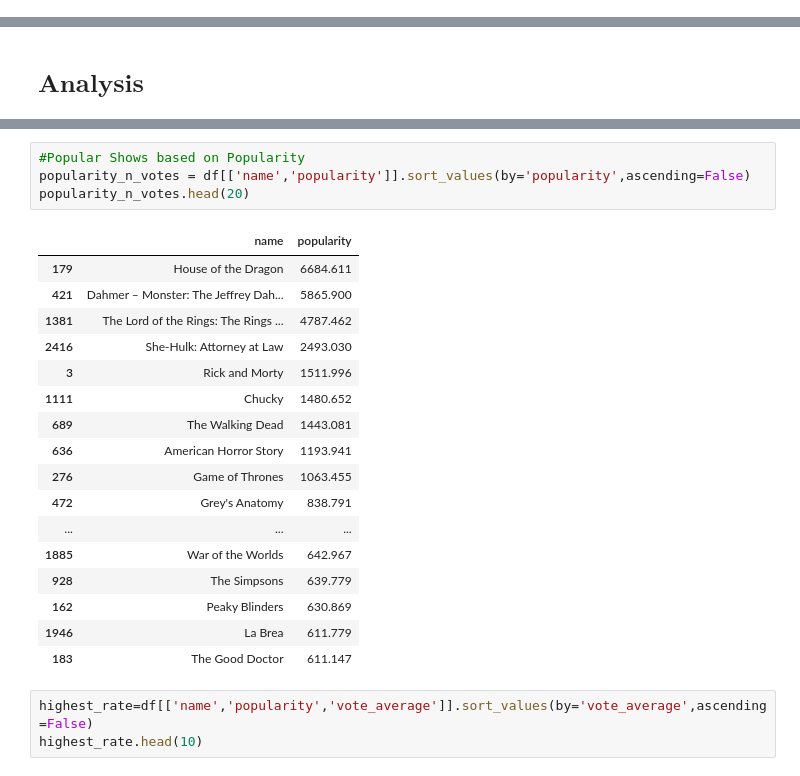
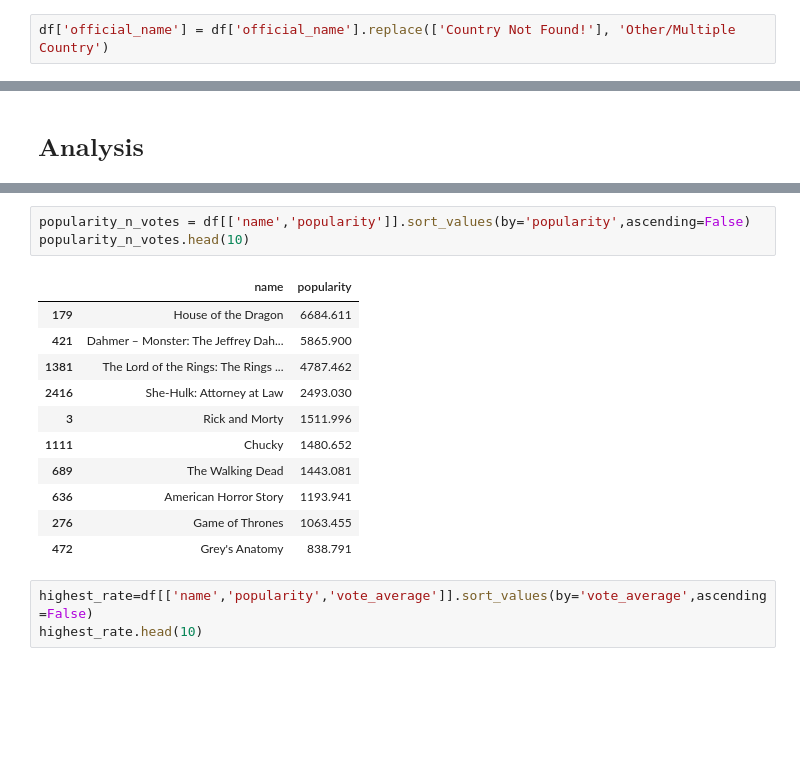
Before and after one commit to ericleo8/Netflix-Analysis, a Jupyter notebook: NetflixAnalysis.ipynb, the cells around one changed output, grey strips where cells are left out. Saved outputs shown, nothing was run; the diff lists cells and outputs as text; blank space fills up the shorter version.

```diff
--- a/NetflixAnalysis.ipynb
+++ b/NetflixAnalysis.ipynb
@@ -109,0 +124,2 @@ df_value_counts_reset
+# %%
+df['official_name'] = df['official_name'].replace(['Country Not Found!'], 'Other/Multiple Country')
@@ -123,25 +173,18 @@ plt.show()
 # %%
-#Popular Shows based on Popularity
 popularity_n_votes = df[['name','popularity']].sort_values(by='popularity',ascending=False)
-popularity_n_votes.head(20)
+popularity_n_votes.head(10)
 # %% [output]
 |  | name | popularity |
 | 179 | House of the Dragon | 6684.611 |
 | 421 | Dahmer – Monster: The Jeffrey Dah... | 5865.900 |
 | 1381 | The Lord of the Rings: The Rings ... | 4787.462 |
 | 2416 | She-Hulk: Attorney at Law | 2493.030 |
 | 3 | Rick and Morty | 1511.996 |
 | 1111 | Chucky | 1480.652 |
 | 689 | The Walking Dead | 1443.081 |
 | 636 | American Horror Story | 1193.941 |
 | 276 | Game of Thrones | 1063.455 |
 | 472 | Grey's Anatomy | 838.791 |
-| ... | ... | ... |
-| 1885 | War of the Worlds | 642.967 |
-| 928 | The Simpsons | 639.779 |
-| 162 | Peaky Blinders | 630.869 |
-| 1946 | La Brea | 611.779 |
-| 183 | The Good Doctor | 611.147 |
 # %%
 highest_rate=df[['name','popularity','vote_average']].sort_values(by='vote_average',ascending=False)
 highest_rate.head(10)
```
Also changed, not shown: parts of 17 cells of this notebook.
